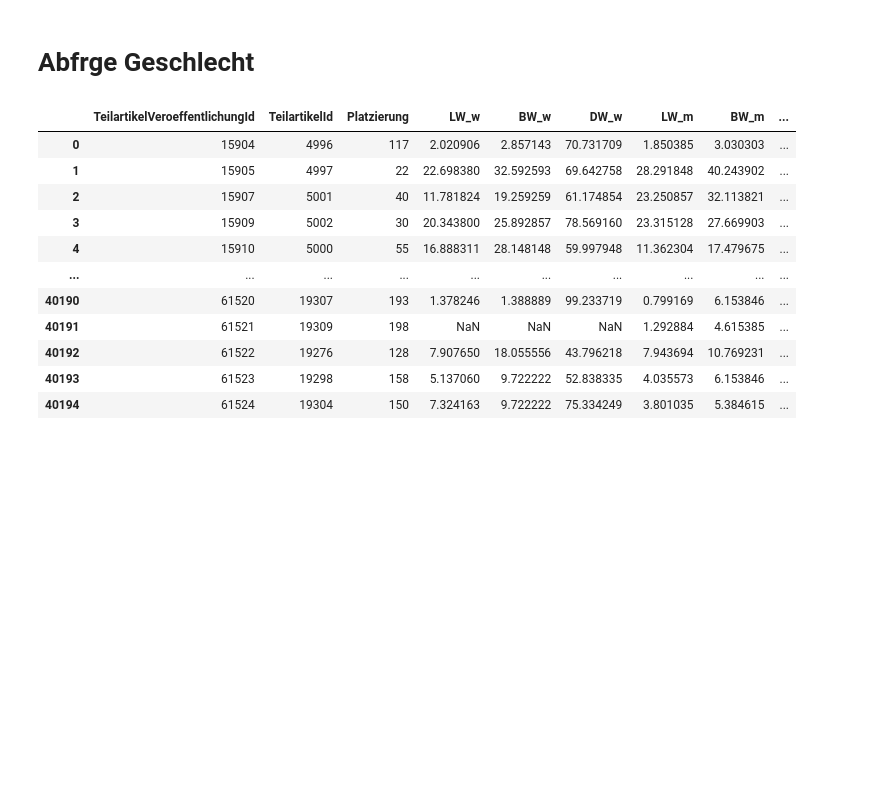
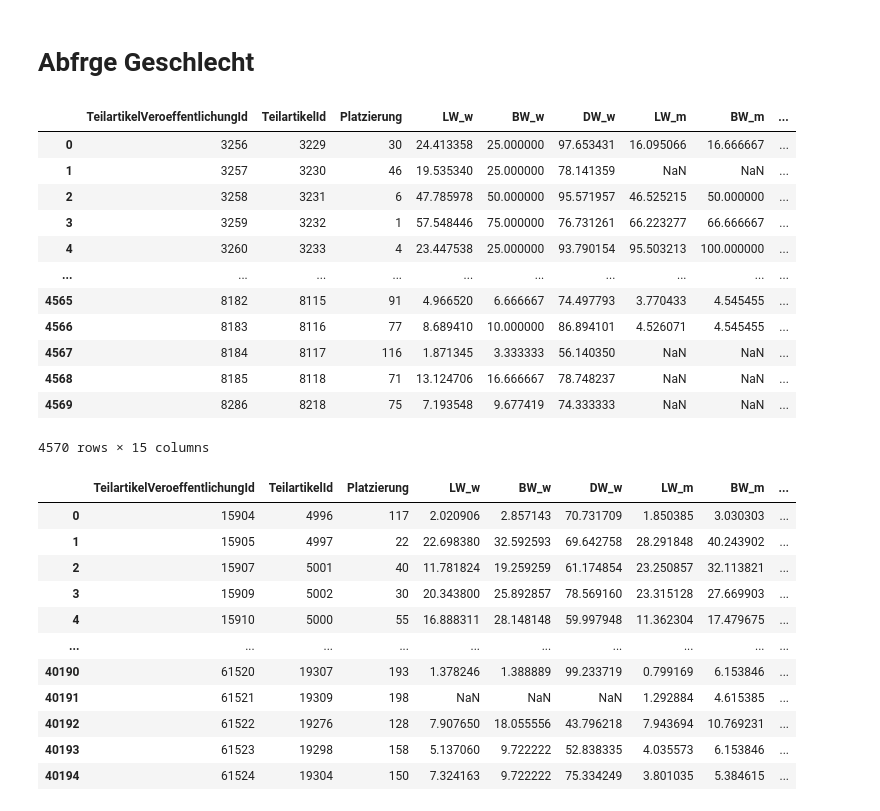
Before and after one commit to feliximpark/lesewert_start, a Jupyter notebook: SQL-Abfrage Geschlecht_Alter.ipynb, the cells around one changed output. Drawn from its saved outputs; the diff is of its cells as text; code cells hidden in the pictures; blank space fills up the shorter version.

```diff
--- a/SQL-Abfrage Geschlecht_Alter.ipynb
+++ b/SQL-Abfrage Geschlecht_Alter.ipynb
@@ -7,6 +7,6 @@ import pymssql
 # %%
 server = 'tcp:lw-azuresql-1.database.windows.net'
-database = 'LesewertMandantenDB_SDZ'
+database = 'LesewertMandantenDB_BNN'
 username = 'Mehrwertmacher'
 password = 'fW18ObHgb8qVhlQUsNpx'
 driver= '{ODBC Driver 17 for SQL Server}'
@@ -94,7 +92,24 @@ ORDER BY c.TeilartikelVeroeffentlichungId
 cnxn = pyodbc.connect('DRIVER='+driver+';SERVER='+server+';DATABASE='+database+';UID='+username+';PWD='+ password)
 cursor = cnxn.cursor()
 # %%
-df_kum = pd.read_sql(sql_kum, cnxn)
+df_geschlecht = pd.read_sql(sql_kum, cnxn)
+df_geschlecht.to_pickle("./data/nk_geschlecht.pkl")
+# %%
+df_geschlecht
+# %% [output]
+|  | TeilartikelVeroeffentlichungId | TeilartikelId | Platzierung | LW_w | BW_w | DW_w | LW_m | BW_m | ... |
+| 0 | 3256 | 3229 | 30 | 24.413358 | 25.000000 | 97.653431 | 16.095066 | 16.666667 | ... |
+| 1 | 3257 | 3230 | 46 | 19.535340 | 25.000000 | 78.141359 | NaN | NaN | ... |
+| 2 | 3258 | 3231 | 6 | 47.785978 | 50.000000 | 95.571957 | 46.525215 | 50.000000 | ... |
+| 3 | 3259 | 3232 | 1 | 57.548446 | 75.000000 | 76.731261 | 66.223277 | 66.666667 | ... |
+| 4 | 3260 | 3233 | 4 | 23.447538 | 25.000000 | 93.790154 | 95.503213 | 100.000000 | ... |
+| ... | ... | ... | ... | ... | ... | ... | ... | ... | ... |
+| 4565 | 8182 | 8115 | 91 | 4.966520 | 6.666667 | 74.497793 | 3.770433 | 4.545455 | ... |
+| 4566 | 8183 | 8116 | 77 | 8.689410 | 10.000000 | 86.894101 | 4.526071 | 4.545455 | ... |
+| 4567 | 8184 | 8117 | 116 | 1.871345 | 3.333333 | 56.140350 | NaN | NaN | ... |
+| 4568 | 8185 | 8118 | 71 | 13.124706 | 16.666667 | 78.748237 | NaN | NaN | ... |
+| 4569 | 8286 | 8218 | 75 | 7.193548 | 9.677419 | 74.333333 | NaN | NaN | ... |
+4570 rows × 15 columns
 # %%
 df_nichtkum.to_csv("./Daten/geschlecht_nichtkum.csv", index=False, decimal=",")
 # %%
```
Also changed, not shown: parts of 5 cells of this notebook, 3 other files.
